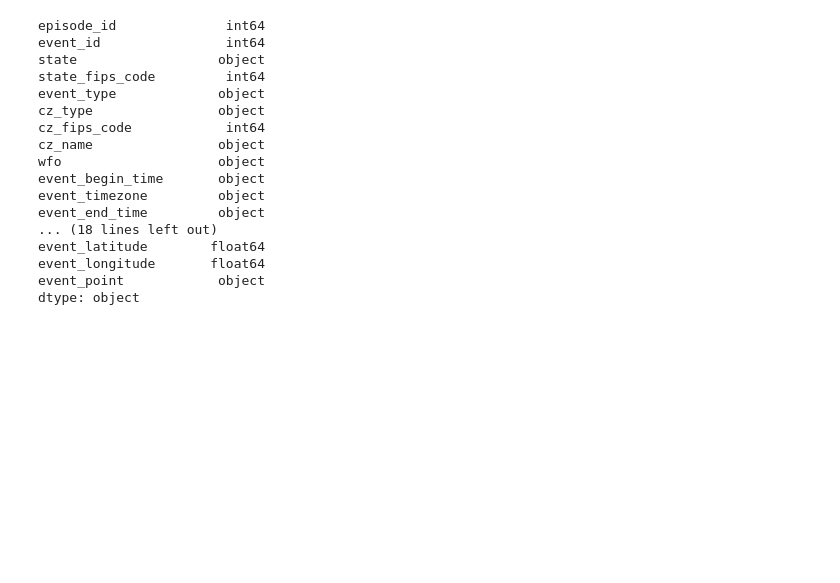
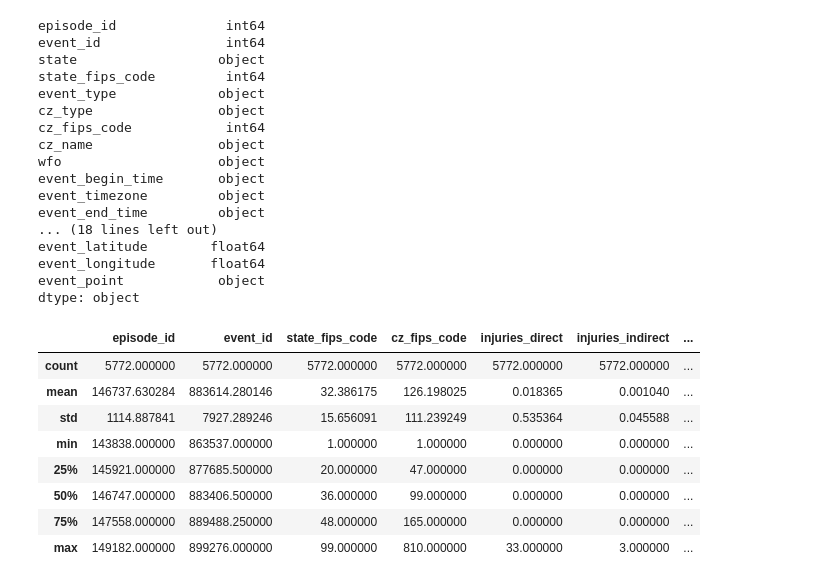
Before and after one commit to siliang625/projectX, a Jupyter notebook: dataset2_eda.ipynb, the cells around one changed output. Drawn from its saved outputs; the diff is of its cells as text; code cells hidden in the pictures; blank space fills up the shorter version.

```diff
--- a/dataset2_eda.ipynb
+++ b/dataset2_eda.ipynb
@@ -73,3 +73,15 @@ event_latitude        float64
 event_longitude       float64
 event_point            object
 dtype: object
+# %%
+df.describe()
+# %% [output]
+|  | episode_id | event_id | state_fips_code | cz_fips_code | injuries_direct | injuries_indirect | ... |
+| count | 5772.000000 | 5772.000000 | 5772.000000 | 5772.000000 | 5772.000000 | 5772.000000 | ... |
+| mean | 146737.630284 | 883614.280146 | 32.386175 | 126.198025 | 0.018365 | 0.001040 | ... |
+| std | 1114.887841 | 7927.289246 | 15.656091 | 111.239249 | 0.535364 | 0.045588 | ... |
+| min | 143838.000000 | 863537.000000 | 1.000000 | 1.000000 | 0.000000 | 0.000000 | ... |
+| 25% | 145921.000000 | 877685.500000 | 20.000000 | 47.000000 | 0.000000 | 0.000000 | ... |
+| 50% | 146747.000000 | 883406.500000 | 36.000000 | 99.000000 | 0.000000 | 0.000000 | ... |
+| 75% | 147558.000000 | 889488.250000 | 48.000000 | 165.000000 | 0.000000 | 0.000000 | ... |
+| max | 149182.000000 | 899276.000000 | 99.000000 | 810.000000 | 33.000000 | 3.000000 | ... |
```
Also changed, not shown: parts of 3 cells of this notebook.
